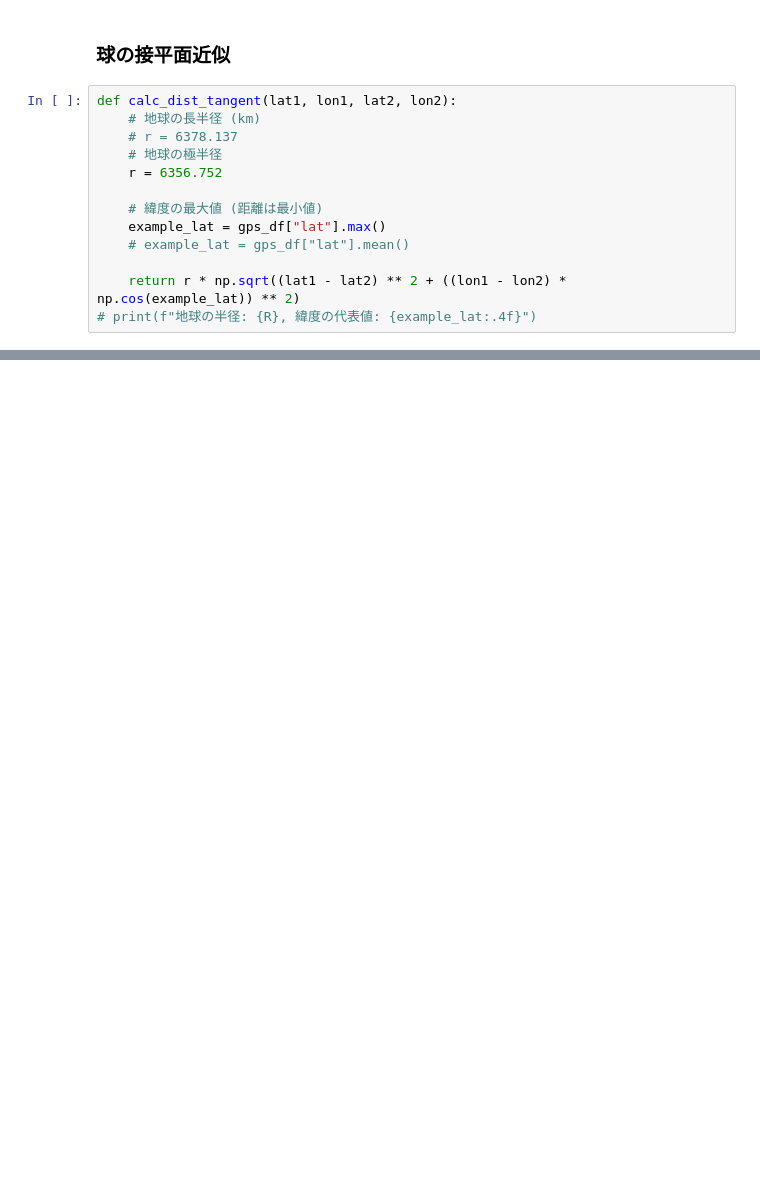
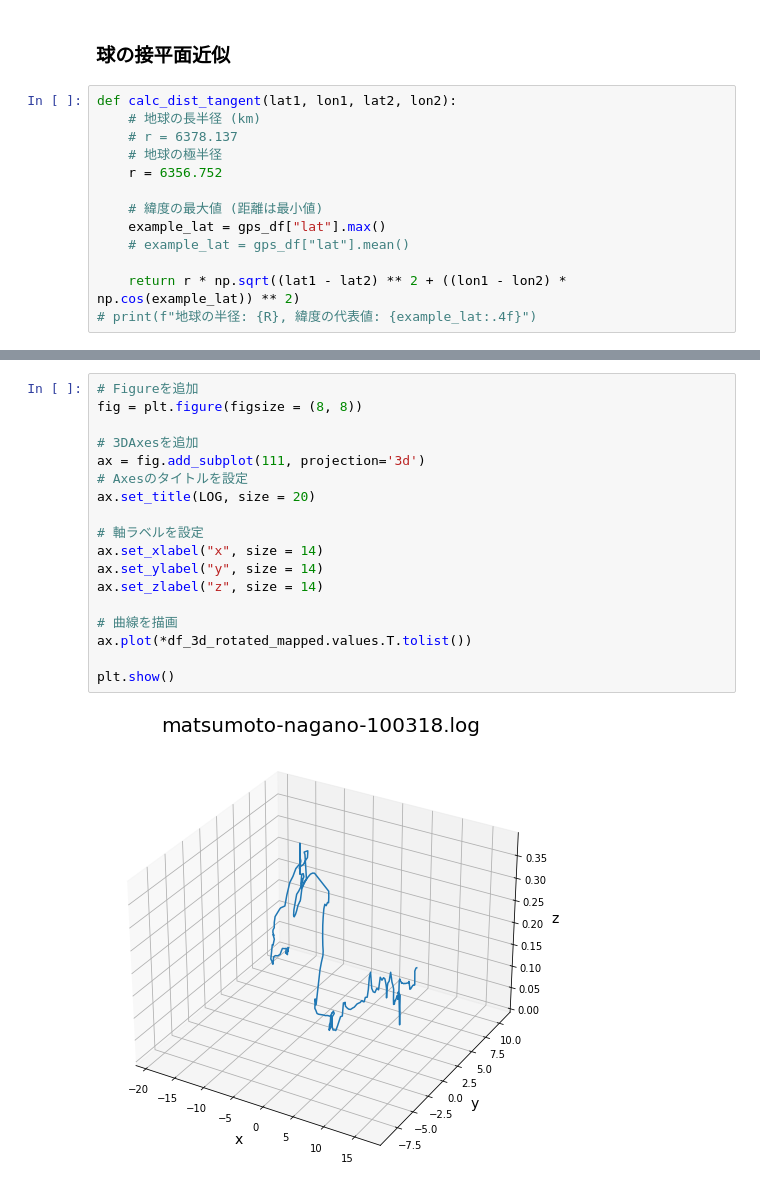
Before and after one commit to asano-lab/oasobi, a Jupyter notebook: kadai10/test.ipynb, the cells around one changed output, grey strips where cells are left out. Drawn from its saved outputs; the diff is of its cells as text; blank space fills up the shorter version.

```diff
--- a/kadai10/test.ipynb
+++ b/kadai10/test.ipynb
@@ -377,0 +408,20 @@ plt.show()
+# %%
+# Figureを追加
+fig = plt.figure(figsize = (8, 8))
+
+# 3DAxesを追加
+ax = fig.add_subplot(111, projection='3d')
+# Axesのタイトルを設定
+ax.set_title(LOG, size = 20)
+
+# 軸ラベルを設定
+ax.set_xlabel("x", size = 14)
+ax.set_ylabel("y", size = 14)
+ax.set_zlabel("z", size = 14)
+
+# 曲線を描画
+ax.plot(*df_3d_rotated_mapped.values.T.tolist())
+
+plt.show()
+# %% [output]
+[figure, added]
```
Also changed, not shown: parts of 19 cells of this notebook.
